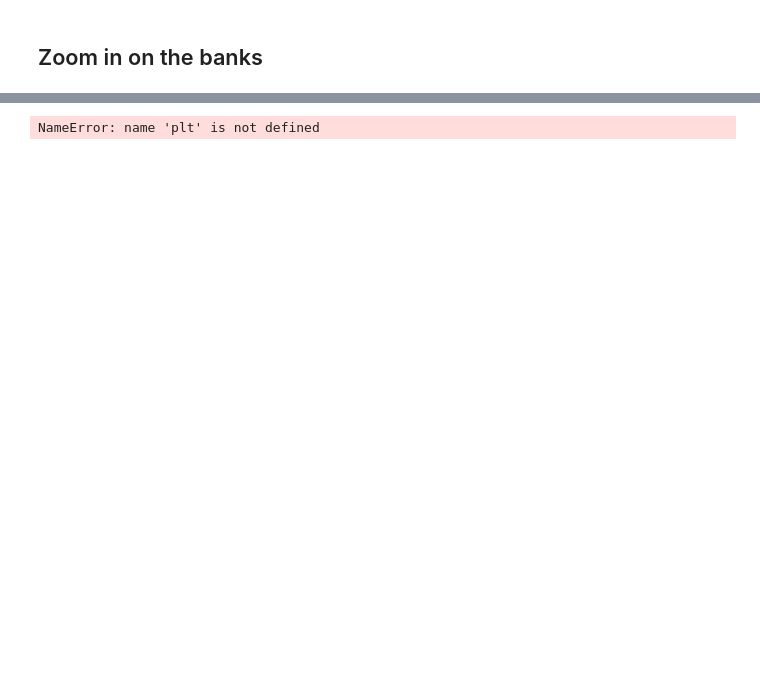
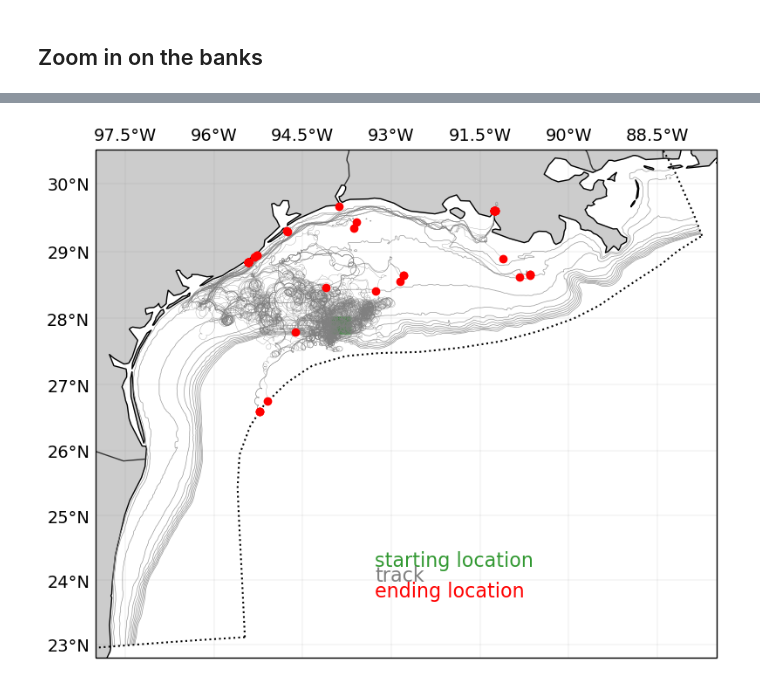
Before and after one commit to mollykerwick/fgb, a Jupyter notebook: fgbnb.ipynb, the cells around one changed output, grey strips where cells are left out. Cells and saved outputs as stored; diff of their text form; code cells hidden in the pictures; blank space fills up the shorter version.

```diff
--- a/fgbnb.ipynb
+++ b/fgbnb.ipynb
@@ -129,7 +132,8 @@ Using GCM model output index  355
 # %%
 fig = plt.figure(figsize=(9.4, 7.7), dpi=100)
 ax = tracpy.plotting.background(grid, fig=fig, extent=[-98, -87.5, 22.8, 30.5],
                col='lightgrey', halpha=1, outline=[1, 1, 0, 1], res='50m')
 tracpy.plotting.tracks(lonp, latp, tp.name, grid, fig=fig, ax=ax)
+tracpy.plotting.tracks?
 # %% [output]
-NameError: name 'plt' is not defined
+[figure, added]
```
Also changed, not shown: parts of 14 cells of this notebook.
